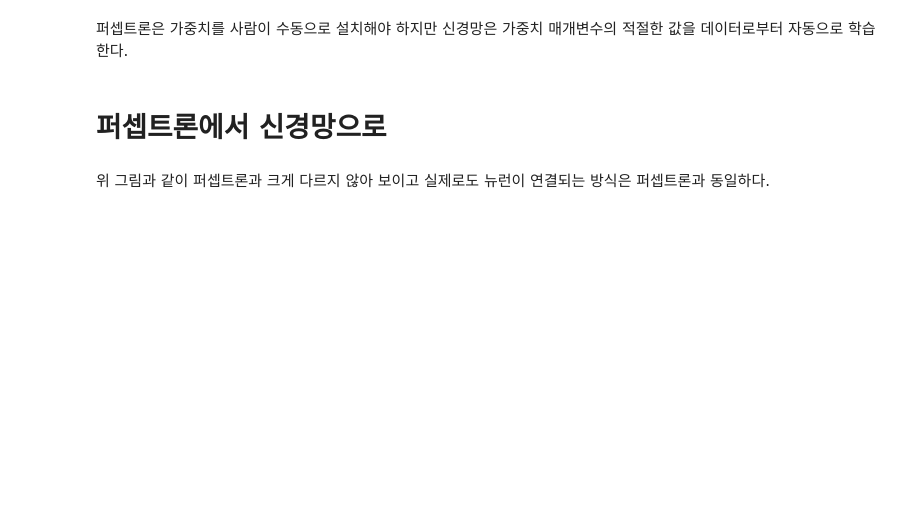
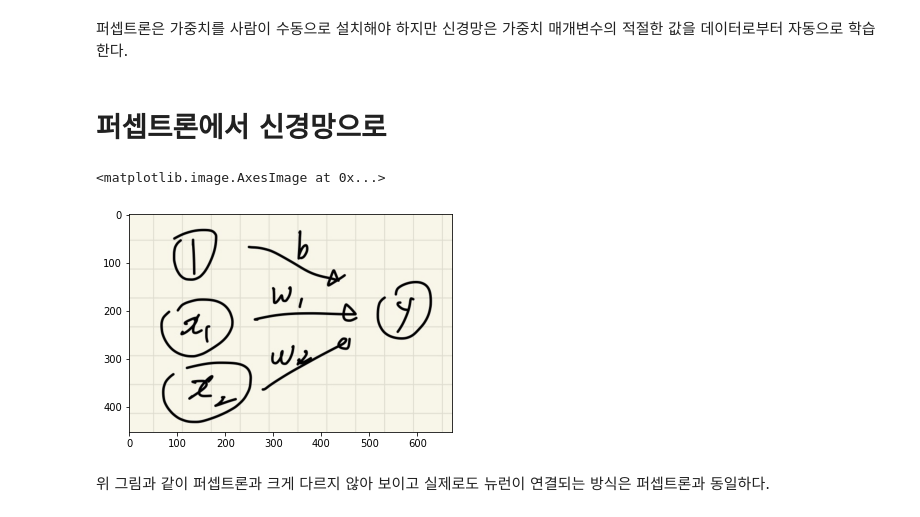
Before and after one commit to Touhou09/modelImplementTrial, a Jupyter notebook: Neural_Network.ipynb, the cells around one changed output. Saved outputs shown, nothing was run; the diff lists cells and outputs as text; code cells hidden in the pictures; blank space fills up the shorter version.

```diff
--- a/Neural_Network.ipynb
+++ b/Neural_Network.ipynb
@@ -10,2 +8,10 @@
+# %%
+import matplotlib.pyplot as plt
+from matplotlib.image import imread
+
+plt.imshow(imread('/content/신경망-1.jpg'))
+# %% [output]
+<matplotlib.image.AxesImage at 0x...>
+[figure, added]
 # %% [markdown]
 위 그림과 같이 퍼셉트론과 크게 다르지 않아 보이고 실제로도 뉴런이 연결되는 방식은 퍼셉트론과 동일하다.
```
Also changed, not shown: parts of 11 cells of this notebook.
